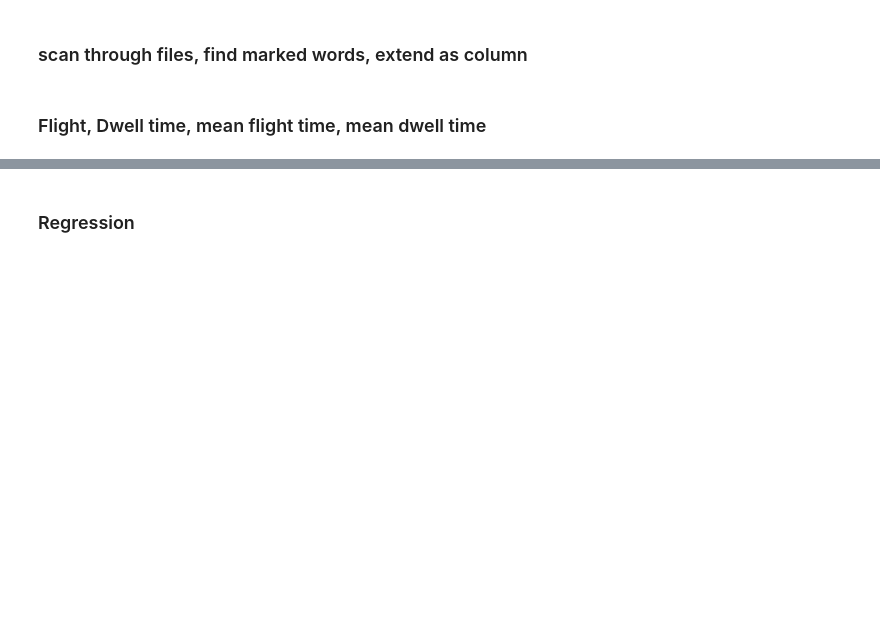
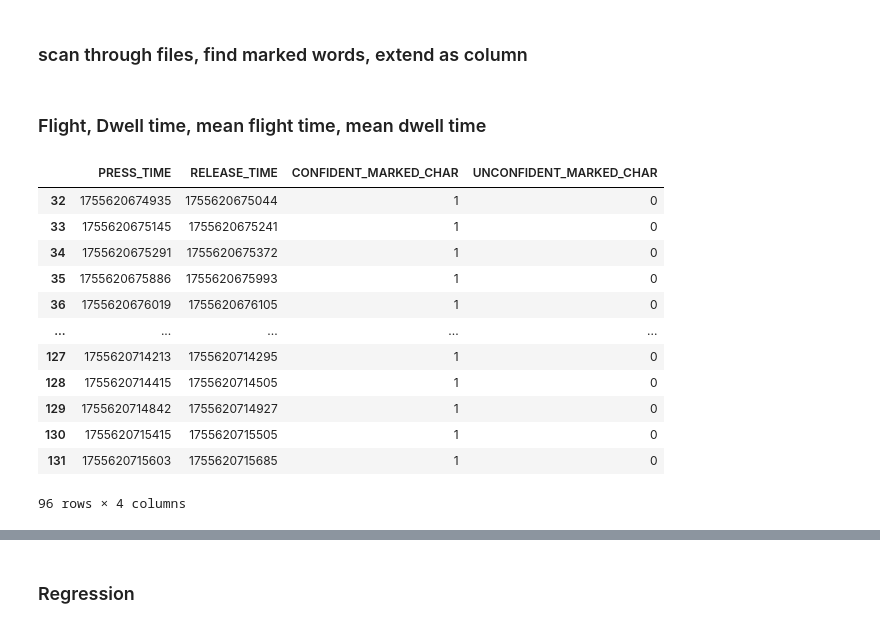
Before and after one commit to lacekaa/kd-processing, a Jupyter notebook: overview.ipynb, the cells around one changed output, grey strips where cells are left out. Saved outputs shown, nothing was run; the diff lists cells and outputs as text; code cells hidden in the pictures; blank space fills up the shorter version.

```diff
--- a/overview.ipynb
+++ b/overview.ipynb
@@ -2478,4 +2397,22 @@ def create_flight_dwell(path: str | os.PathLike):
     print(f"\nDone. Flight/Dwell outputs are in: {out_dir.resolve()}")
+# %%
+df = pd.read_csv("data/words/experiment_6081728972120aa7f9685791_20250819162608.csv", low_memory=False)
+marked_words = df[(df["UNCONFIDENT_MARKED_CHAR"] == 1) | (df["CONFIDENT_MARKED_CHAR"] == 1)][["PRESS_TIME", "RELEASE_TIME", "CONFIDENT_MARKED_CHAR", "UNCONFIDENT_MARKED_CHAR"]]
+marked_words
+# %% [output]
+|  | PRESS_TIME | RELEASE_TIME | CONFIDENT_MARKED_CHAR | UNCONFIDENT_MARKED_CHAR |
+| 32 | 1755620674935 | 1755620675044 | 1 | 0 |
+| 33 | 1755620675145 | 1755620675241 | 1 | 0 |
+| 34 | 1755620675291 | 1755620675372 | 1 | 0 |
+| 35 | 1755620675886 | 1755620675993 | 1 | 0 |
+| 36 | 1755620676019 | 1755620676105 | 1 | 0 |
+| ... | ... | ... | ... | ... |
+| 127 | 1755620714213 | 1755620714295 | 1 | 0 |
+| 128 | 1755620714415 | 1755620714505 | 1 | 0 |
+| 129 | 1755620714842 | 1755620714927 | 1 | 0 |
+| 130 | 1755620715415 | 1755620715505 | 1 | 0 |
+| 131 | 1755620715603 | 1755620715685 | 1 | 0 |
+96 rows × 4 columns
 # %%
 create_flight_dwell("data/words")
 # %% [output]
```
Also changed, not shown: parts of 11 cells of this notebook, 13 other files.
